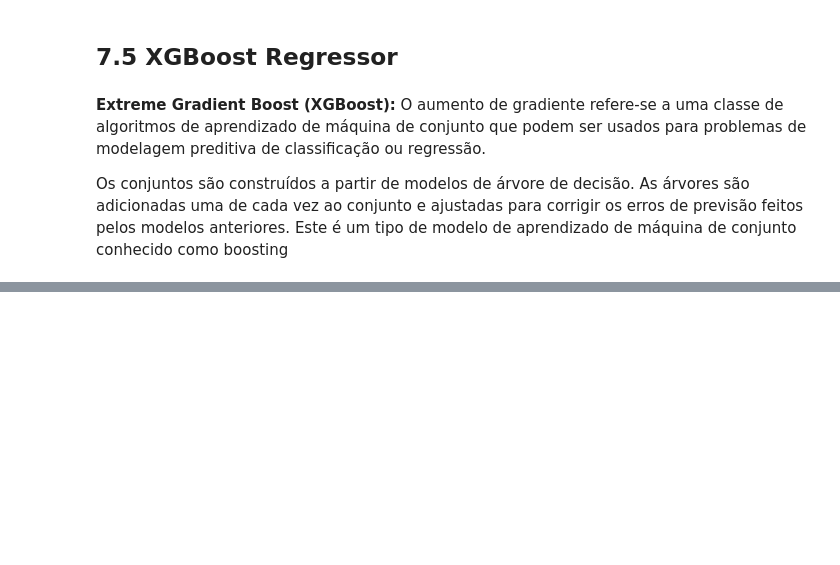
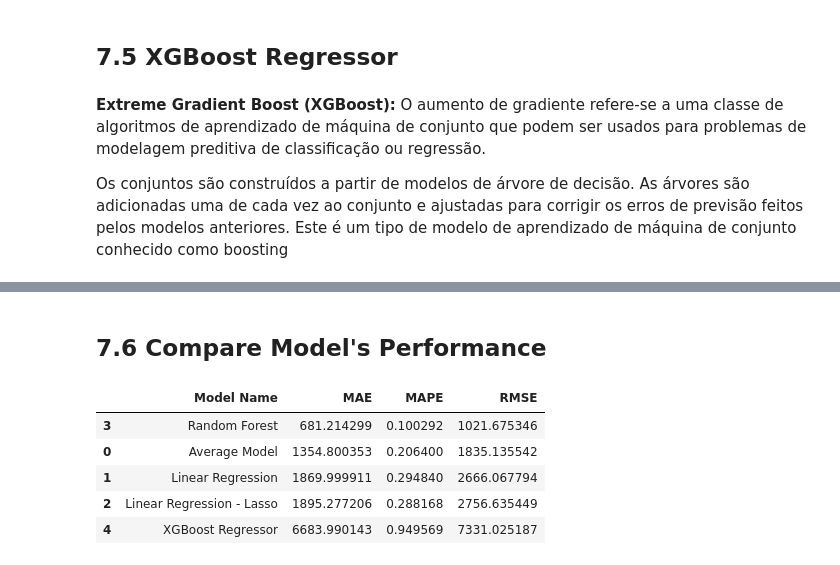
Before and after one commit to KaissonFerreira/Rossman_forecast_sales, a Jupyter notebook: Notebooks/Ciclo01_project.ipynb, the cells around one changed output, grey strips where cells are left out. Cells and saved outputs as stored; diff of their text form; code cells hidden in the pictures; blank space fills up the shorter version.

Commit message:
Compare models Performance

```diff
--- a/Notebooks/Ciclo01_project.ipynb
+++ b/Notebooks/Ciclo01_project.ipynb
@@ -111,6 +111,7 @@ IMAGEDIR_HYPOTHESIS = os.path.join(IMAGEDIR,'Hypothesis')
 # Files raw Data
 FILE_TRAIN = os.path.join(DATADIR_RAW,'train.csv')
 FILE_STORE = os.path.join(DATADIR_RAW,'store.csv')
+_data_preprocessed = os.path.join(DATADIR_PREPROCESSED, 'data_preprocessed_ciclo01.csv')
 # %% [markdown]
 ## 0.3 Data Loading
 # %%
@@ -1181 +1190,4 @@ df6 = df5.copy()
+# %%
+df6 = pd.read_csv(_data_preprocessed, low_memory= False)
+#df6['date'] = pd.to_datetime(df6['date'])
 # %% [markdown]
@@ -1321,7 +1324,9 @@ lasso_result
 ## 7.4 Random Forest Regressor
 # %%
 # Model
-rf = RandomForestRegressor(n_estimators=100, n_jobs=-1,random_state=42 ).fit(x_train,y_train) # N_estimators é a quantidade de árvores criadas
+rf = RandomForestRegressor(n_estimators=50, # Deveria ser pelo menos 2000 árvores de decisão para que o modelo ficasse mais adequado possível
+                            n_jobs=-1,
+                            random_state=42 ).fit(x_train,y_train) # N_estimators é a quantidade de árvores criadas
 
 # Predictions
 yhat_rf = rf.predict(x_test)
@@ -1341,11 +1349,13 @@ model_xgb = xgb.XGBRegressor(objective = 'reg:squarederror',
                 n_estimators = 100,
                 eta = 0.01,
                 max_depth = 10,
-                n_jobs = -1, random_state = 42).fit(x_train,y_train) # N_estimators é a quantidade de árvores criadas
+                subsample = 0.7,
+                n_jobs = -1,
+                colsample_bytee=0.9).fit(x_train,y_train) # N_estimators é a quantidade de árvores criadas
 
 # Predictions
 yhat_xgb = model_xgb.predict(x_test)
 
 # Performance
-xgb_result = ml_error('Random Forest', np.expm1(y_test), np.expm1(yhat_xgb))
+xgb_result = ml_error('XGBoost Regressor', np.expm1(y_test), np.expm1(yhat_xgb))
 xgb_result
@@ -1351,0 +1371,12 @@ xgb_result
+# %% [markdown]
+## 7.6 Compare Model's Performance
+# %%
+modelling_result = pd.concat([baseline_result, lr_result, lasso_result, rf_result, xgb_result],ignore_index=True)
+modelling_result.sort_values('RMSE')
+# %% [output]
+|  | Model Name | MAE | MAPE | RMSE |
+| 3 | Random Forest | 681.214299 | 0.100292 | 1021.675346 |
+| 0 | Average Model | 1354.800353 | 0.206400 | 1835.135542 |
+| 1 | Linear Regression | 1869.999911 | 0.294840 | 2666.067794 |
+| 2 | Linear Regression - Lasso | 1895.277206 | 0.288168 | 2756.635449 |
+| 4 | XGBoost Regressor | 6683.990143 | 0.949569 | 7331.025187 |
```
Also changed, not shown: parts of 14 cells of this notebook.
